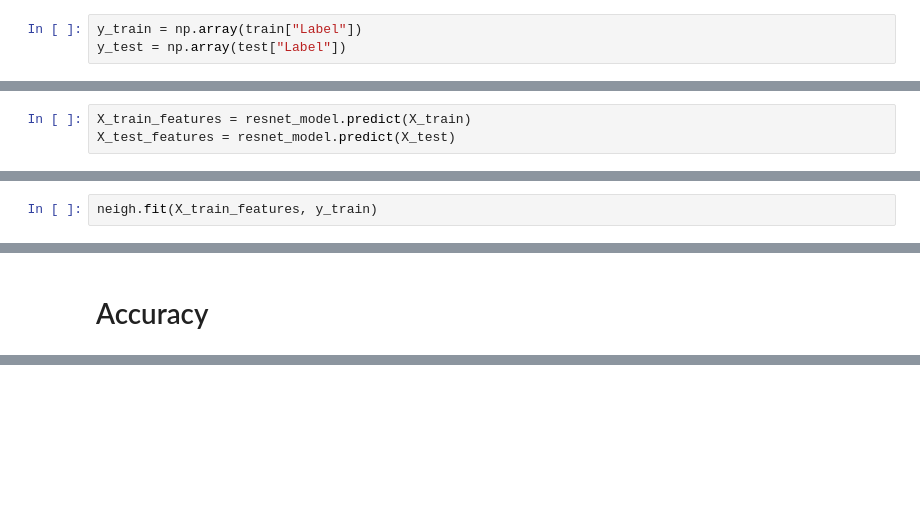
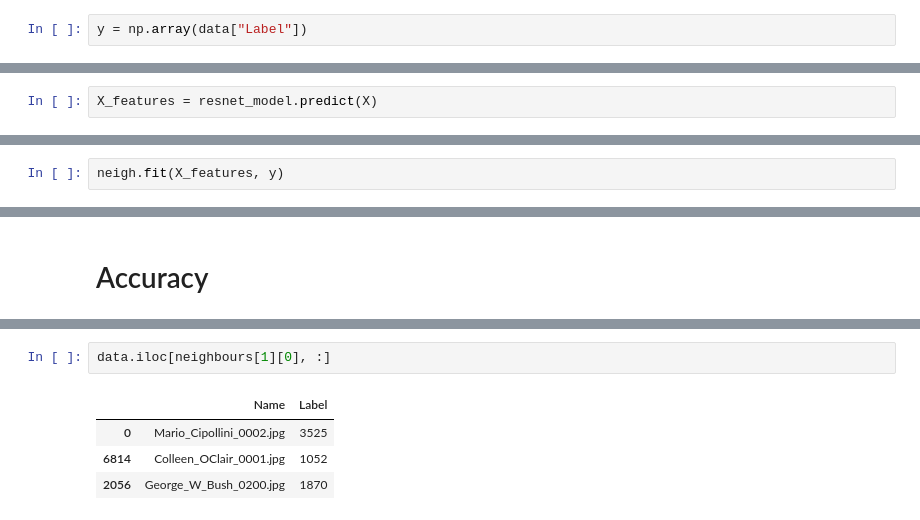
Before and after one commit to EashanKaushik/reverse-visual-search-using-FaceNet-and-Milvus, a Jupyter notebook: local-model-0002.ipynb, the cells around one changed output, grey strips where cells are left out. Drawn from its saved outputs; the diff is of its cells as text; blank space fills up the shorter version.

```diff
--- a/local-model-0002.ipynb
+++ b/local-model-0002.ipynb
@@ -61,4 +58,3 @@ X_test.shape
 # %%
-y_train = np.array(train["Label"])
-y_test = np.array(test["Label"])
+y = np.array(data["Label"])
 # %%
@@ -82,4 +96,3 @@ resnet_model.summary()
 # %%
-X_train_features = resnet_model.predict(X_train)
-X_test_features = resnet_model.predict(X_test)
+X_features = resnet_model.predict(X)
 # %%
@@ -98,4 +106,4 @@ from sklearn.metrics import roc_auc_score
 # %%
 neigh = KNeighborsClassifier(n_neighbors=3)
 # %%
-neigh.fit(X_train_features, y_train)
+neigh.fit(X_features, y)
@@ -123,0 +193,7 @@ accuracy_score(y_test, y_predictions)
+# %%
+data.iloc[neighbours[1][0], :]
+# %% [output]
+|  | Name | Label |
+| 0 | Mario_Cipollini_0002.jpg | 3525 |
+| 6814 | Colleen_OClair_0001.jpg | 1052 |
+| 2056 | George_W_Bush_0200.jpg | 1870 |
```
Also changed, not shown: parts of 34 cells of this notebook, 3 other files.
